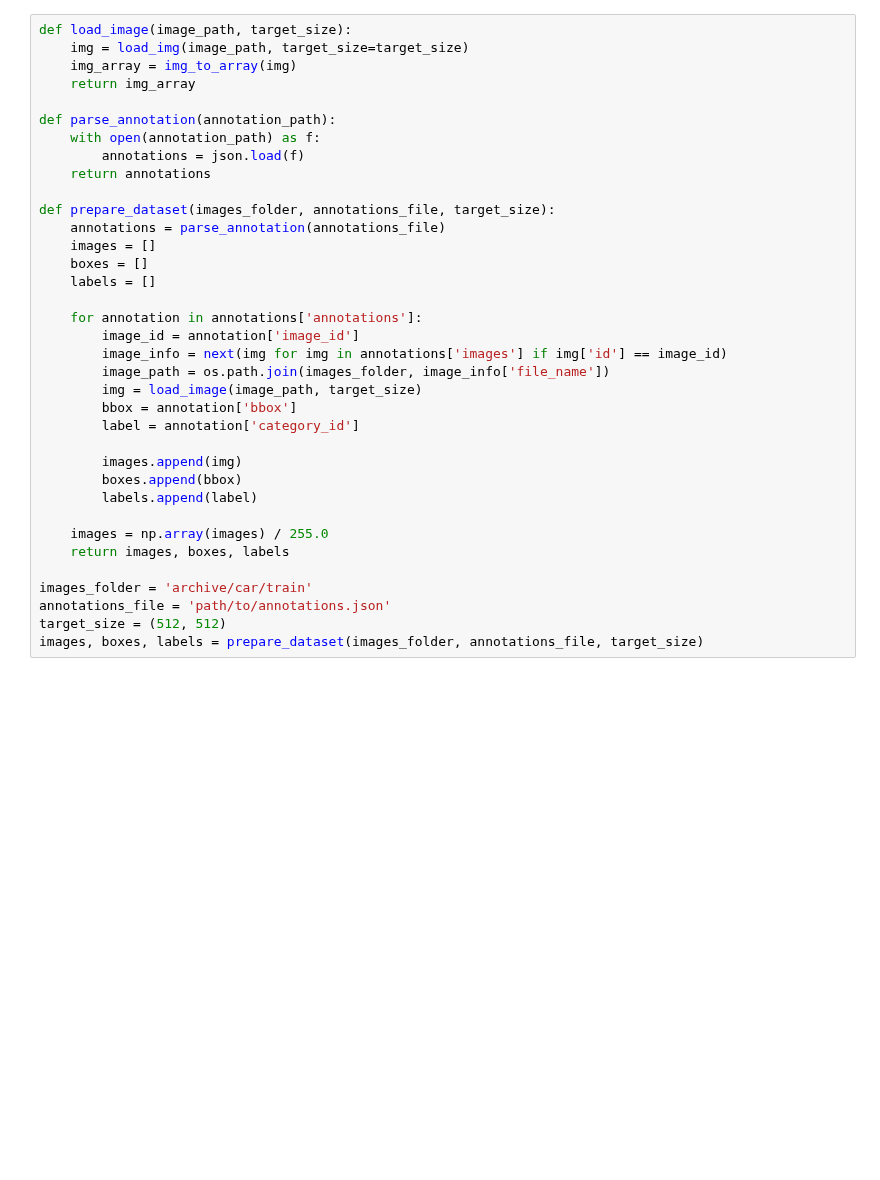
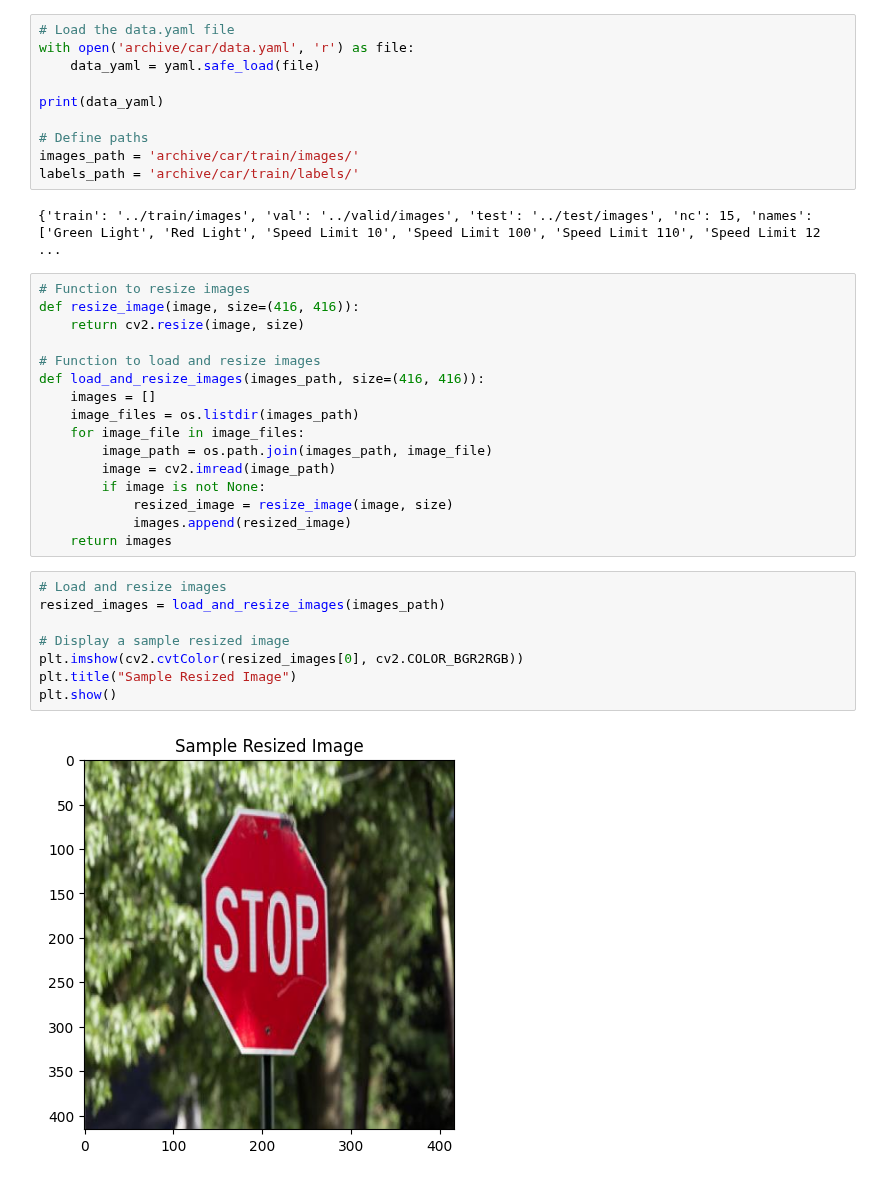
Before and after one commit to alexish4/Traffic-Signs, a Jupyter notebook: Preprocessing.ipynb, the cells around one changed output. Drawn from its saved outputs; the diff is of its cells as text; blank space fills up the shorter version.

Commit message:
Able to load images and labels in a clearer way

```diff
--- a/Preprocessing.ipynb
+++ b/Preprocessing.ipynb
@@ -10,36 +7,38 @@ import json
-# %%
-def load_image(image_path, target_size):
-    img = load_img(image_path, target_size=target_size)
-    img_array = img_to_array(img)
-    return img_array
-
-def parse_annotation(annotation_path):
-    with open(annotation_path) as f:
-        annotations = json.load(f)
-    return annotations
-
-def prepare_dataset(images_folder, annotations_file, target_size):
-    annotations = parse_annotation(annotations_file)
-    images = []
-    boxes = []
-    labels = []
-
-    for annotation in annotations['annotations']:
-        image_id = annotation['image_id']
-        image_info = next(img for img in annotations['images'] if img['id'] == image_id)
-        image_path = os.path.join(images_folder, image_info['file_name'])
-        img = load_image(image_path, target_size)
-        bbox = annotation['bbox']
-        label = annotation['category_id']
-
-        images.append(img)
-        boxes.append(bbox)
-        labels.append(label)
-
-    images = np.array(images) / 255.0
-    return images, boxes, labels
-
-images_folder = 'archive/car/train'
-annotations_file = 'path/to/annotations.json'
-target_size = (512, 512)
-images, boxes, labels = prepare_dataset(images_folder, annotations_file, target_size)
+# %%
+# Load the data.yaml file
+with open('archive/car/data.yaml', 'r') as file:
+    data_yaml = yaml.safe_load(file)
+
+print(data_yaml)
+
+# Define paths
+images_path = 'archive/car/train/images/'
+labels_path = 'archive/car/train/labels/'
+# %% [output]
+{'train': '../train/images', 'val': '../valid/images', 'test': '../test/images', 'nc': 15, 'names': ['Green Light', 'Red Light', 'Speed Limit 10', 'Speed Limit 100', 'Speed Limit 110', 'Speed Limit 12 ...
+# %%
+# Function to resize images
+def resize_image(image, size=(416, 416)):
+    return cv2.resize(image, size)
+
+# Function to load and resize images
+def load_and_resize_images(images_path, size=(416, 416)):
+    images = []
+    image_files = os.listdir(images_path)
+    for image_file in image_files:
+        image_path = os.path.join(images_path, image_file)
+        image = cv2.imread(image_path)
+        if image is not None:
+            resized_image = resize_image(image, size)
+            images.append(resized_image)
+    return images
+# %%
+# Load and resize images
+resized_images = load_and_resize_images(images_path)
+
+# Display a sample resized image
+plt.imshow(cv2.cvtColor(resized_images[0], cv2.COLOR_BGR2RGB))
+plt.title("Sample Resized Image")
+plt.show()
+# %% [output]
+[figure, added]
```
Also changed, not shown: parts of 2 cells of this notebook.
